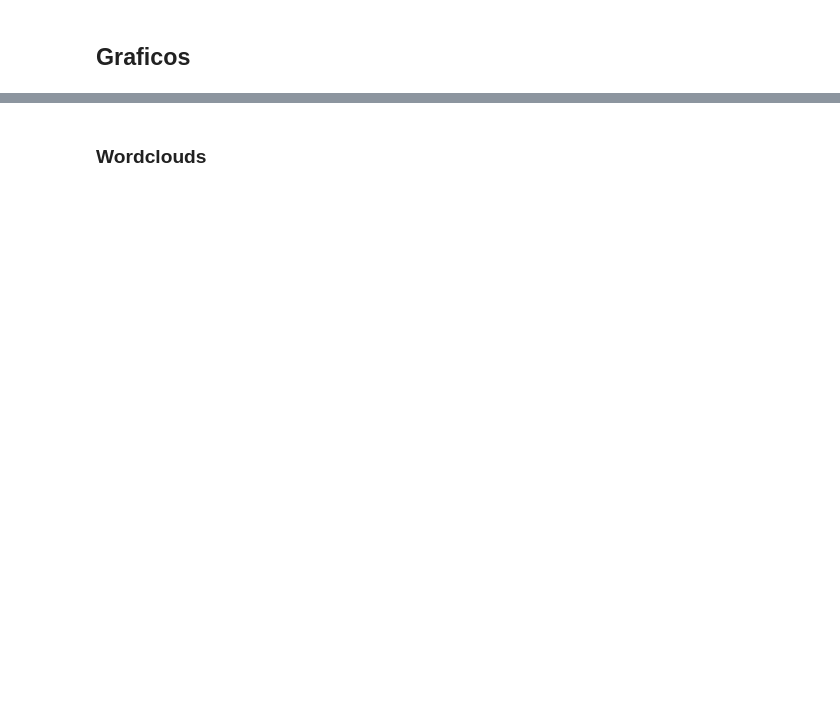
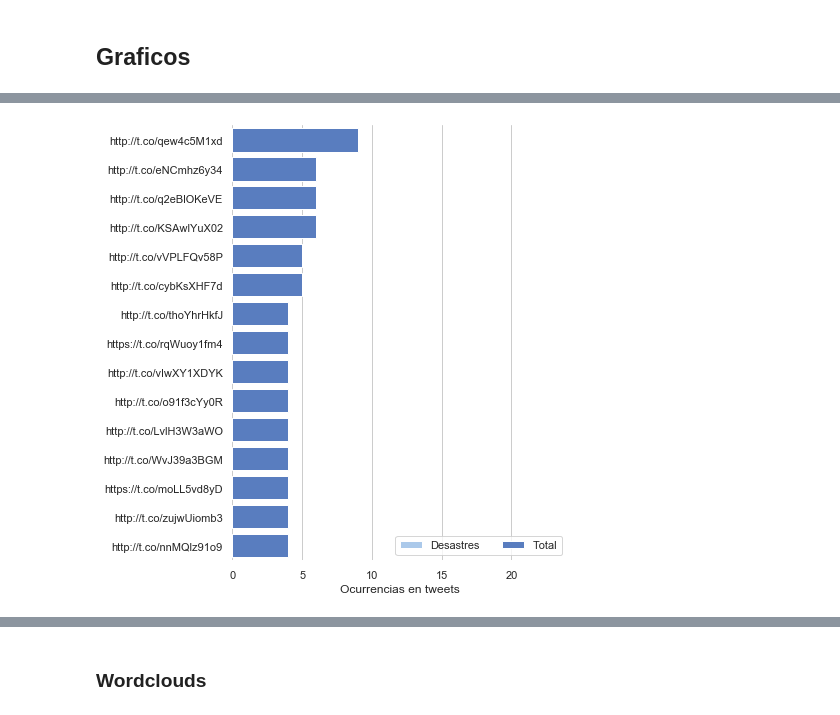
Before and after one commit to AlurrAldrey/OrgaDatosTP, a Jupyter notebook: tp1/TP1_hashtags_mentions.ipynb, the cells around one changed output, grey strips where cells are left out. Cells and saved outputs as stored; diff of their text form; code cells hidden in the pictures; blank space fills up the shorter version.

```diff
--- a/tp1/TP1_hashtags_mentions.ipynb
+++ b/tp1/TP1_hashtags_mentions.ipynb
@@ -128,0 +270,15 @@ Text(0.5, 0.98, 'Top 15 hashtags in tweets')
+# %%
+plot_data = urls.groupby('url').agg('sum').sort_values(by='total_frequency', ascending=False).head(15)
+
+f, ax = plt.subplots(figsize=(6, 8))
+sns.set_color_codes("pastel")
+sns.barplot(x="frequency_on_disasters", y=plot_data.index, data=plot_data, label="Desastres", color="b")
+
+sns.set_color_codes("muted")
+sns.barplot(x="total_frequency", y=plot_data.index, data=plot_data, label="Total", color="b")
+
+ax.legend(ncol=2, loc="lower right", frameon=True)
+ax.set(xlim=(0, 24), ylabel="", xlabel="Ocurrencias en tweets")
+sns.despine(left=True, bottom=True)
+# %% [output]
+[figure, added]
```
Also changed, not shown: parts of 32 cells of this notebook, 1 other file.
